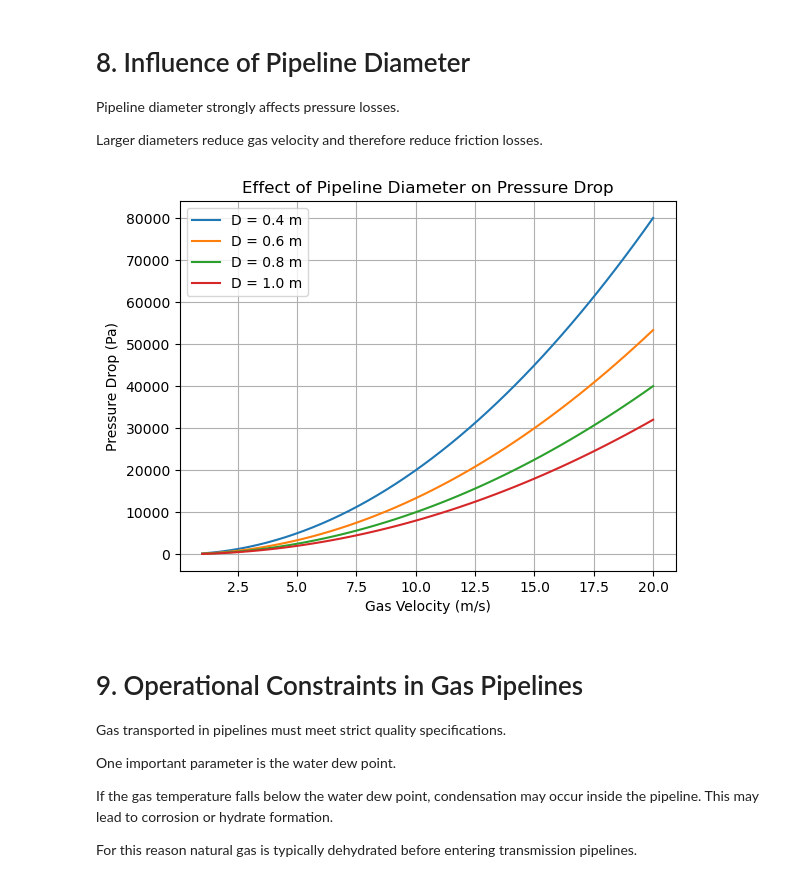
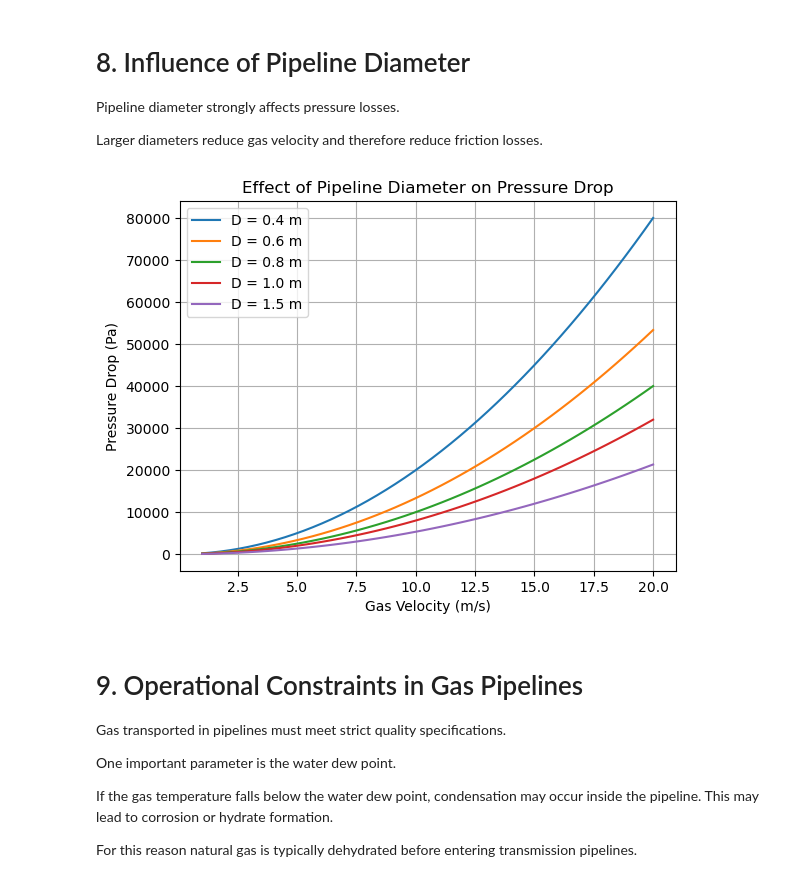
Before and after one commit to PursyM/gas-pipeline-flow-simulation, a Jupyter notebook: pipeline_simulation.ipynb, the cells around one changed output. Saved outputs shown, nothing was run; the diff lists cells and outputs as text; code cells hidden in the pictures.

```diff
--- a/pipeline_simulation.ipynb
+++ b/pipeline_simulation.ipynb
@@ -172,26 +173,26 @@ Pipeline diameter strongly affects pressure losses.
 
 Larger diameters reduce gas velocity and therefore reduce friction losses.
 # %%
-diameters = [0.4, 0.6, 0.8, 1.0]
+diameters = [0.4, 0.6, 0.8, 1.0, 1.5]
 
 plt.figure()
 
 for d in diameters:
 
     pressure_drop_d = friction_factor * (length / d) * (density * velocity**2 / 2)
 
     plt.plot(velocity, pressure_drop_d, label=f"D = {d} m")
 
 plt.xlabel("Gas Velocity (m/s)")
 plt.ylabel("Pressure Drop (Pa)")
 plt.title("Effect of Pipeline Diameter on Pressure Drop")
 
 plt.legend()
 plt.grid(True)
 
 plt.show()
 # %% [output]
-[figure, old version]
+[figure, new version]
 # %% [markdown]
 # 9. Operational Constraints in Gas Pipelines
 
```
Also changed, not shown: parts of 6 cells of this notebook.
